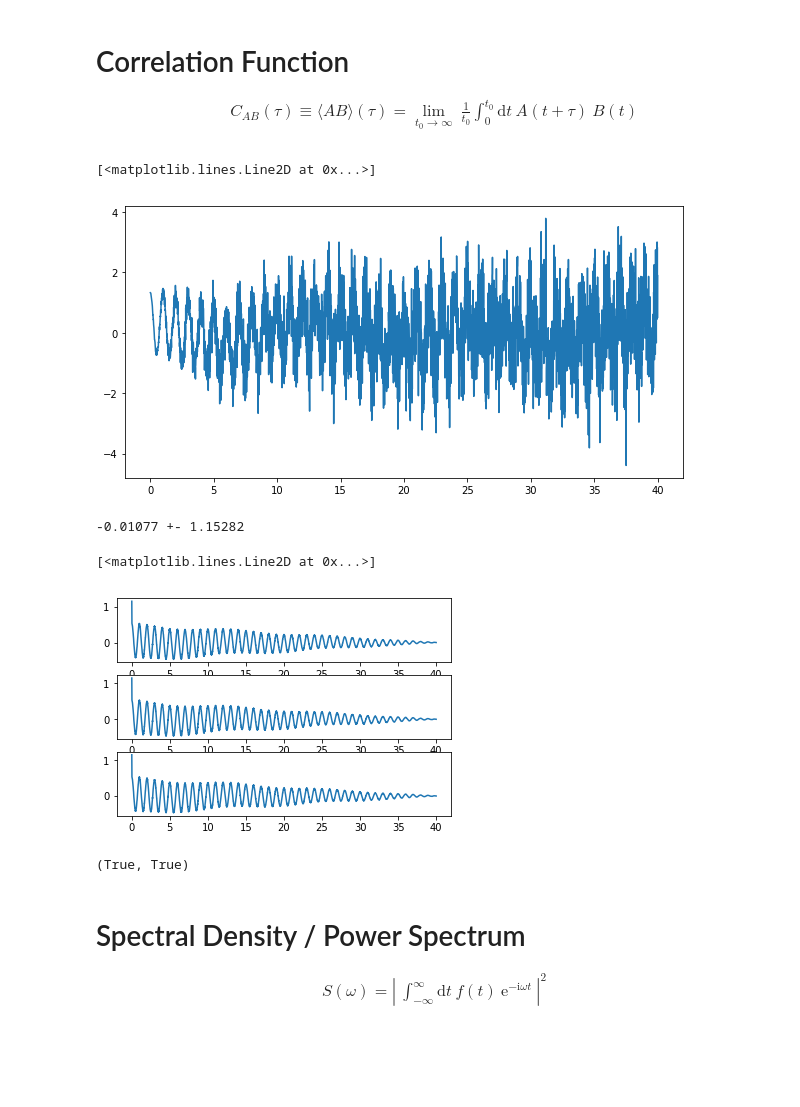
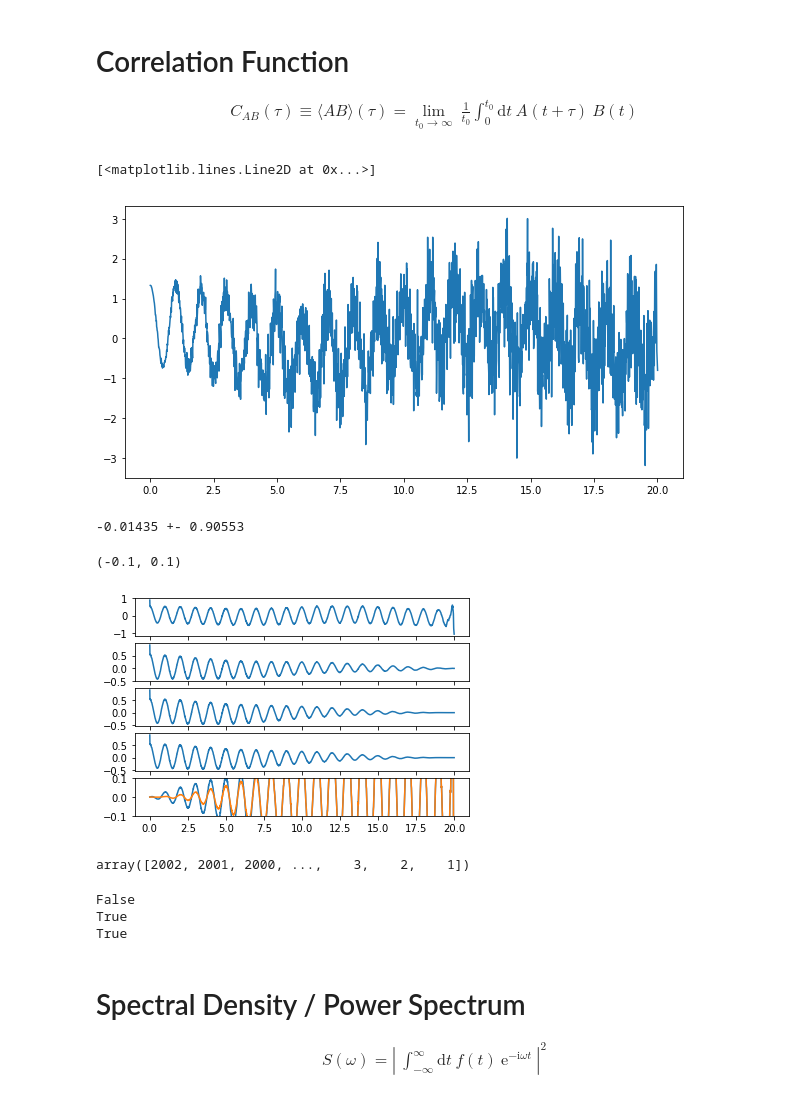
Before and after one commit to flokno/python_recipes, a Jupyter notebook: mathematics/correlation_function/autocorrelation.ipynb, the cells around one changed output. Drawn from its saved outputs; the diff is of its cells as text; code cells hidden in the pictures; blank space fills up the shorter version.

Commit message:
autocorrelation | clarify normalization and windowing

```diff
--- a/mathematics/correlation_function/autocorrelation.ipynb
+++ b/mathematics/correlation_function/autocorrelation.ipynb
@@ -29,19 +30,26 @@ c3 = '#9f847b'
              A (t + \tau) ~ B (t)
 \end{align}
 # %%
-def correlate(f1, f2):
+def correlate(f1, f2, window=True):
     t0 = min(len(f1), len(f2))
 
     corr = np.zeros(t0)
 
     for t in range(t0):
         corr[t] = f1[t : t0] @ f2[: t0 - t]
+        # normalize
+        corr[t] /= (t0 - t)
 
-    return corr / t0
+    if window:
+        # apply window function
+        wd = np.hanning(2 * t0)
+        corr *= wd[t0:]
+
+    return corr
 # %%
 # Reference data: fast + slow oscillation
 
-t_max = 40
+t_max = 20
 dt = 0.01
 w1 = 1 / 1
 w2 = 1/ 13
@@ -63,29 +71,50 @@ figure()
 plt.plot(t, f)
 # %% [output]
 [<matplotlib.lines.Line2D at 0x...>]
-[figure, old version]
+[figure, new version]
 # %%
 # mean and variance
 print(f'{f.mean():.5f} +- {f.var():.5f}')
 # %% [output]
--0.01077 +- 1.15282
+-0.01435 +- 0.90553
 # %%
-C = correlate(f, f)
+C = correlate(f, f, window=False)
 C2 = np.correlate(f, f, 'full')[len(f)-1:] / len(f)
-C2s = sl.correlate(f, f)[len(f)-1:] / len(f)
 
-fig, (ax1, ax2, ax3) = plt.subplots(nrows=3)
+C2s = sl.correlate(f, f)[len(f)-1:]
+# Normalize
+C2s /= np.arange(len(f), 0, -1)
+# window
+C2s *= np.hanning(2 * len(f))[len(f):]
+
+# Yair's correlation function (includes proper normalization and windowing and)
+C3 = acf(f[:, None], lag=len(f))
+
+fig, (ax1, ax2, ax3, ax4, ax5) = plt.subplots(nrows=5, sharex=True)
 
 ax1.plot(t, C)
 ax2.plot(t, C2)
 ax3.plot(t, C2s)
+ax4.plot(t, C3)
+ax5.plot(t, (C - C2))
+ax5.plot(t, (C - C2s))
+ax5.set_ylim(0.1 * np.array([-1, 1]))
 # %% [output]
-[<matplotlib.lines.Line2D at 0x...>]
+(-0.1, 0.1)
-[figure, old version]
+[figure, new version]
-# %%
-all(C == C2), la.norm(C - C2s) < 1e-12
-# %% [output]
-(True, True)
+# %%
+np.arange(len(f), 0, -1)
+# %% [output]
+array([2002, 2001, 2000, ...,    3,    2,    1])
+# %%
+ref_C = correlate(f, f)
+
+for c in (C2, C2s, C3):
+    print(la.norm(ref_C - c) < 1e-12)
+# %% [output]
+False
+True
+True
 # %% [markdown]
 # Spectral Density / Power Spectrum
 
```
Also changed, not shown: parts of 9 cells of this notebook, 1 other file.
